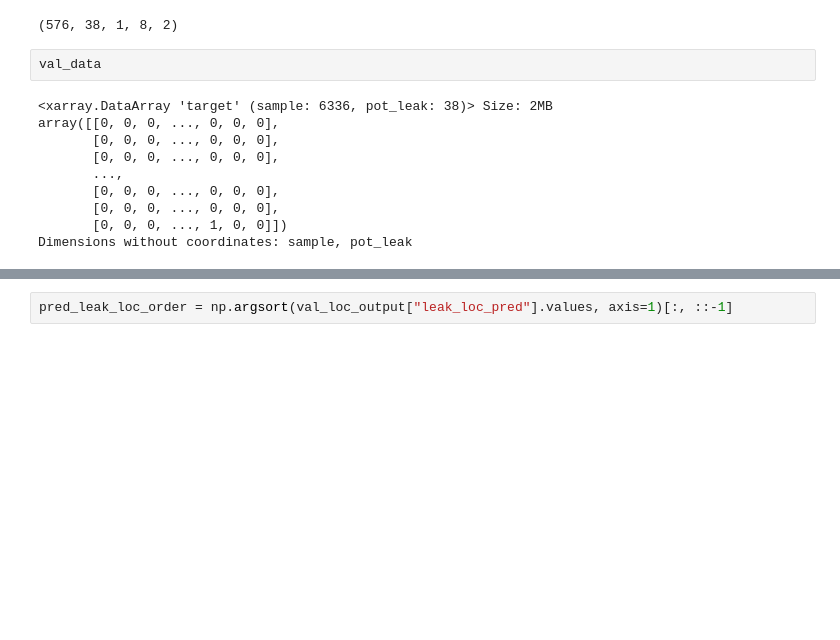
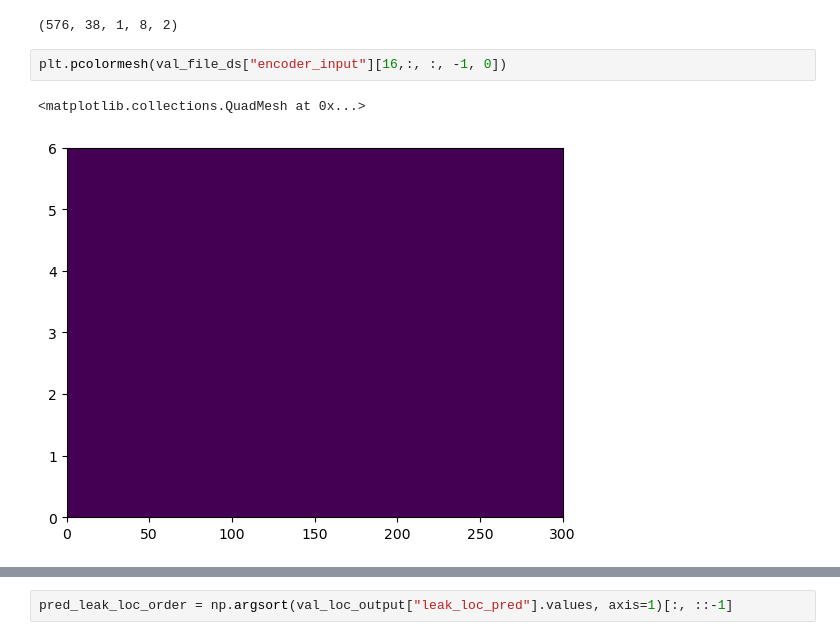
Before and after one commit to NCAR/seals-ml, a Jupyter notebook: notebooks/jeremy_transformer_verification.ipynb, the cells around one changed output, grey strips where cells are left out. Cells and saved outputs as stored; diff of their text form; blank space fills up the shorter version.

```diff
--- a/notebooks/jeremy_transformer_verification.ipynb
+++ b/notebooks/jeremy_transformer_verification.ipynb
@@ -64,14 +70,7 @@ decoder_data[2].shape
 # %% [output]
 (576, 38, 1, 8, 2)
 # %%
-val_data
+plt.pcolormesh(val_file_ds["encoder_input"][16,:, :, -1, 0])
 # %% [output]
-<xarray.DataArray 'target' (sample: 6336, pot_leak: 38)> Size: 2MB
-array([[0, 0, 0, ..., 0, 0, 0],
-       [0, 0, 0, ..., 0, 0, 0],
-       [0, 0, 0, ..., 0, 0, 0],
-       ...,
-       [0, 0, 0, ..., 0, 0, 0],
-       [0, 0, 0, ..., 0, 0, 0],
-       [0, 0, 0, ..., 1, 0, 0]])
-Dimensions without coordinates: sample, pot_leak
+<matplotlib.collections.QuadMesh at 0x...>
+[figure, added]
```
Also changed, not shown: parts of 7 cells of this notebook, 2 other files.
